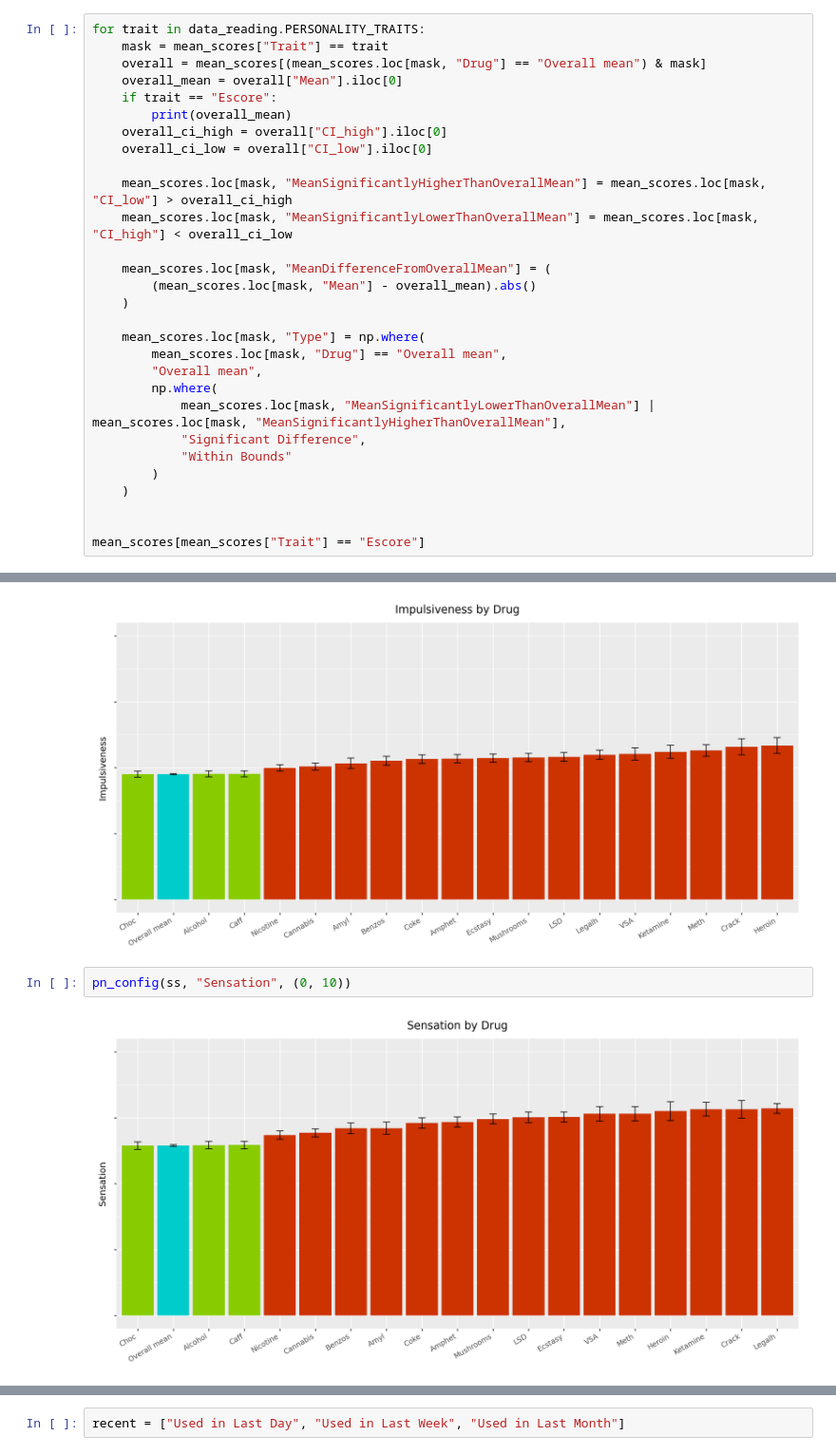
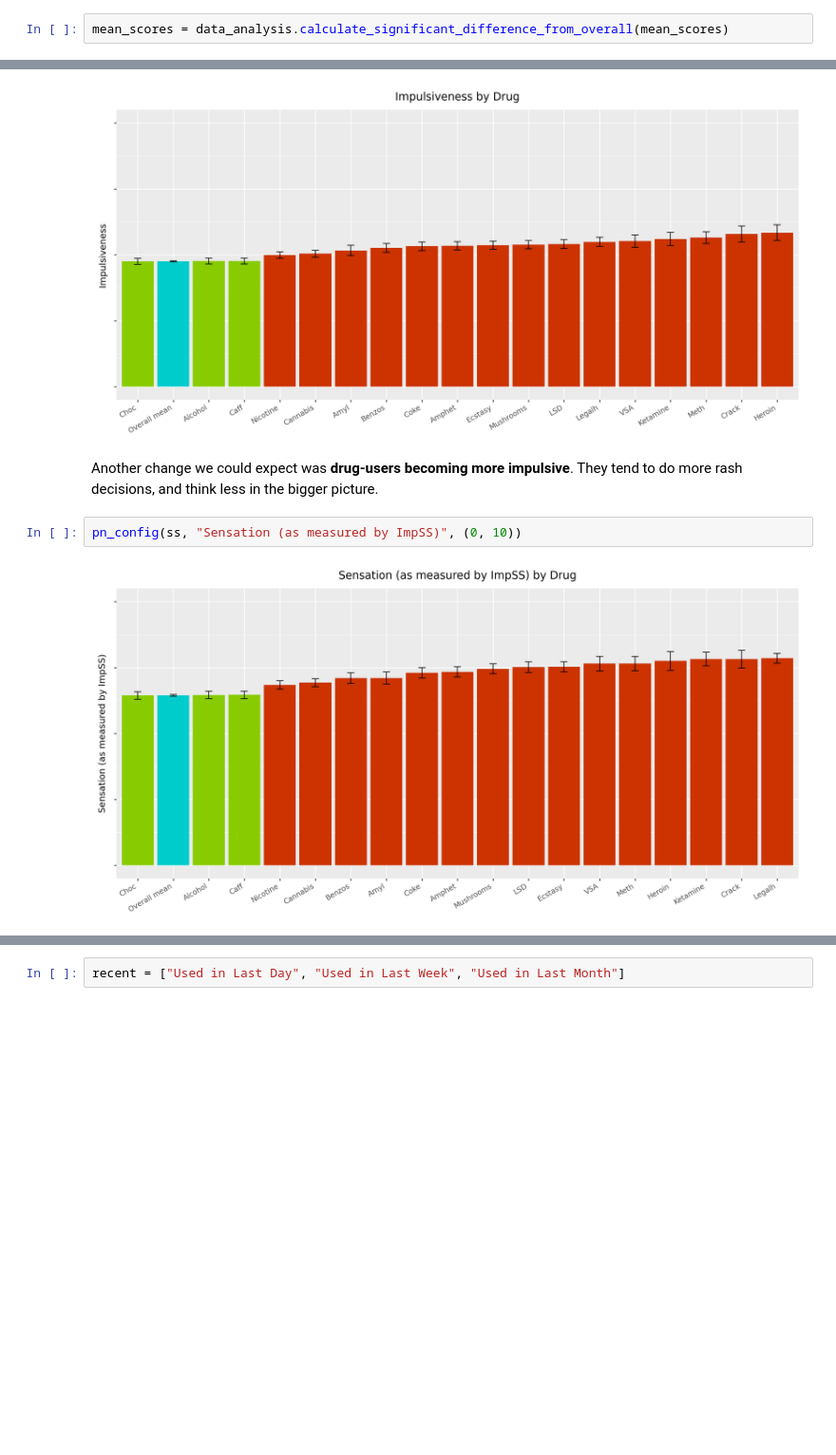
Before and after one commit to RichardMJaks/drug-use-analysis, a Jupyter notebook: main.ipynb, the cells around one changed output, grey strips where cells are left out. Shown at 95% size. Drawn from its saved outputs; the diff is of its cells as text; blank space fills up the shorter version.

```diff
--- a/main.ipynb
+++ b/main.ipynb
@@ -625,31 +471,4 @@ Get significant differences from overall mean
 # %%
-for trait in data_reading.PERSONALITY_TRAITS:
-    mask = mean_scores["Trait"] == trait
-    overall = mean_scores[(mean_scores.loc[mask, "Drug"] == "Overall mean") & mask]
-    overall_mean = overall["Mean"].iloc[0]
-    if trait == "Escore":
-        print(overall_mean)
-    overall_ci_high = overall["CI_high"].iloc[0]
-    overall_ci_low = overall["CI_low"].iloc[0]
-
-    mean_scores.loc[mask, "MeanSignificantlyHigherThanOverallMean"] = mean_scores.loc[mask, "CI_low"] > overall_ci_high
-    mean_scores.loc[mask, "MeanSignificantlyLowerThanOverallMean"] = mean_scores.loc[mask, "CI_high"] < overall_ci_low
-
-    mean_scores.loc[mask, "MeanDifferenceFromOverallMean"] = (
-        (mean_scores.loc[mask, "Mean"] - overall_mean).abs()
-    )
-
-    mean_scores.loc[mask, "Type"] = np.where(
-        mean_scores.loc[mask, "Drug"] == "Overall mean",
-        "Overall mean",
-        np.where(
-            mean_scores.loc[mask, "MeanSignificantlyLowerThanOverallMean"] | mean_scores.loc[mask, "MeanSignificantlyHigherThanOverallMean"],
-            "Significant Difference",
-            "Within Bounds"
-        )
-    )
-
-
-mean_scores[mean_scores["Trait"] == "Escore"]
+mean_scores = data_analysis.calculate_significant_difference_from_overall(mean_scores)
 # %% [output]
 39.65571428571429
@@ -728,7 +542,9 @@ pn_config(oscores, "Openness", (40, 50))
 pn_config(impulsive, "Impulsiveness", (0, 10))
 # %% [output]
 [figure]
+# %% [markdown]
+Another change we could expect was **drug-users becoming more impulsive**. They tend to do more rash decisions, and think less in the bigger picture.
 # %%
-pn_config(ss, "Sensation", (0, 10))
+pn_config(ss, "Sensation (as measured by ImpSS)", (0, 10))
 # %% [output]
-[figure, old version]
+[figure, new version]
```
Also changed, not shown: parts of 44 cells of this notebook, 2 other files.
